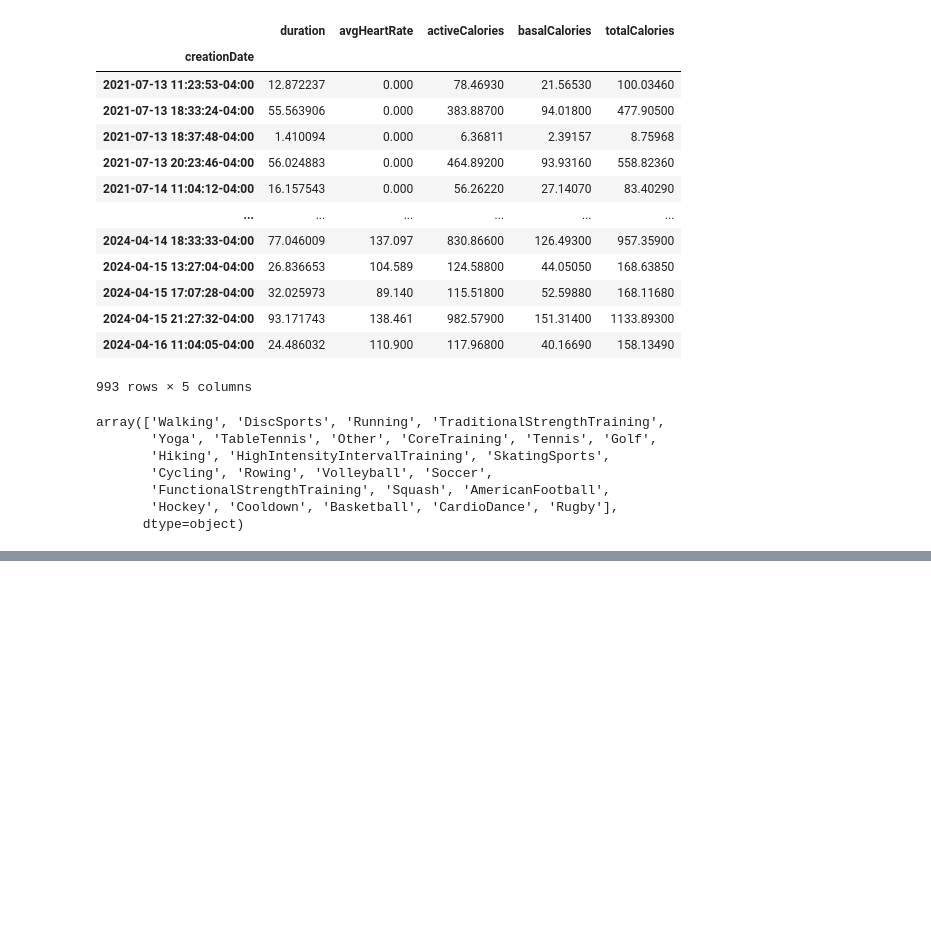
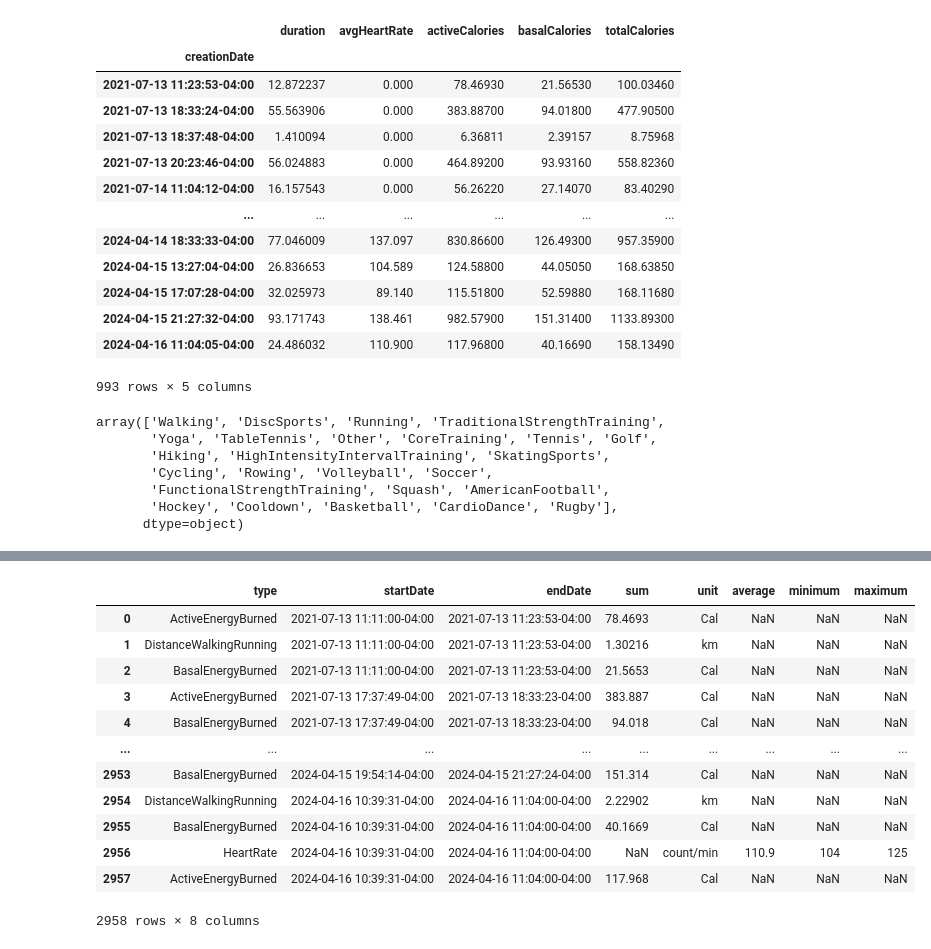
Before and after one commit to AdamSmithOrlik/apple_fitness_insights, a Jupyter notebook: dev.ipynb, the cells around one changed output, grey strips where cells are left out. Saved outputs shown, nothing was run; the diff lists cells and outputs as text; code cells hidden in the pictures; blank space fills up the shorter version.

```diff
--- a/dev.ipynb
+++ b/dev.ipynb
@@ -310,0 +339,3 @@ Timestamp('2024-04-30 00:00:00-0400', tz='UTC-04:00')
+# %%
+data = stats.copy()
+data.loc[data.type == "StepCount"]["sum"]
@@ -310,0 +354,16 @@ Timestamp('2024-04-30 00:00:00-0400', tz='UTC-04:00')
+# %%
+data
+# %% [output]
+|  | type | startDate | endDate | sum | unit | average | minimum | maximum |
+| 0 | ActiveEnergyBurned | 2021-07-13 11:11:00-04:00 | 2021-07-13 11:23:53-04:00 | 78.4693 | Cal | NaN | NaN | NaN |
+| 1 | DistanceWalkingRunning | 2021-07-13 11:11:00-04:00 | 2021-07-13 11:23:53-04:00 | 1.30216 | km | NaN | NaN | NaN |
+| 2 | BasalEnergyBurned | 2021-07-13 11:11:00-04:00 | 2021-07-13 11:23:53-04:00 | 21.5653 | Cal | NaN | NaN | NaN |
+| 3 | ActiveEnergyBurned | 2021-07-13 17:37:49-04:00 | 2021-07-13 18:33:23-04:00 | 383.887 | Cal | NaN | NaN | NaN |
+| 4 | BasalEnergyBurned | 2021-07-13 17:37:49-04:00 | 2021-07-13 18:33:23-04:00 | 94.018 | Cal | NaN | NaN | NaN |
+| ... | ... | ... | ... | ... | ... | ... | ... | ... |
+| 2953 | BasalEnergyBurned | 2024-04-15 19:54:14-04:00 | 2024-04-15 21:27:24-04:00 | 151.314 | Cal | NaN | NaN | NaN |
+| 2954 | DistanceWalkingRunning | 2024-04-16 10:39:31-04:00 | 2024-04-16 11:04:00-04:00 | 2.22902 | km | NaN | NaN | NaN |
+| 2955 | BasalEnergyBurned | 2024-04-16 10:39:31-04:00 | 2024-04-16 11:04:00-04:00 | 40.1669 | Cal | NaN | NaN | NaN |
+| 2956 | HeartRate | 2024-04-16 10:39:31-04:00 | 2024-04-16 11:04:00-04:00 | NaN | count/min | 110.9 | 104 | 125 |
+| 2957 | ActiveEnergyBurned | 2024-04-16 10:39:31-04:00 | 2024-04-16 11:04:00-04:00 | 117.968 | Cal | NaN | NaN | NaN |
+2958 rows × 8 columns
```
Also changed, not shown: parts of 13 cells of this notebook, 1 other file.
